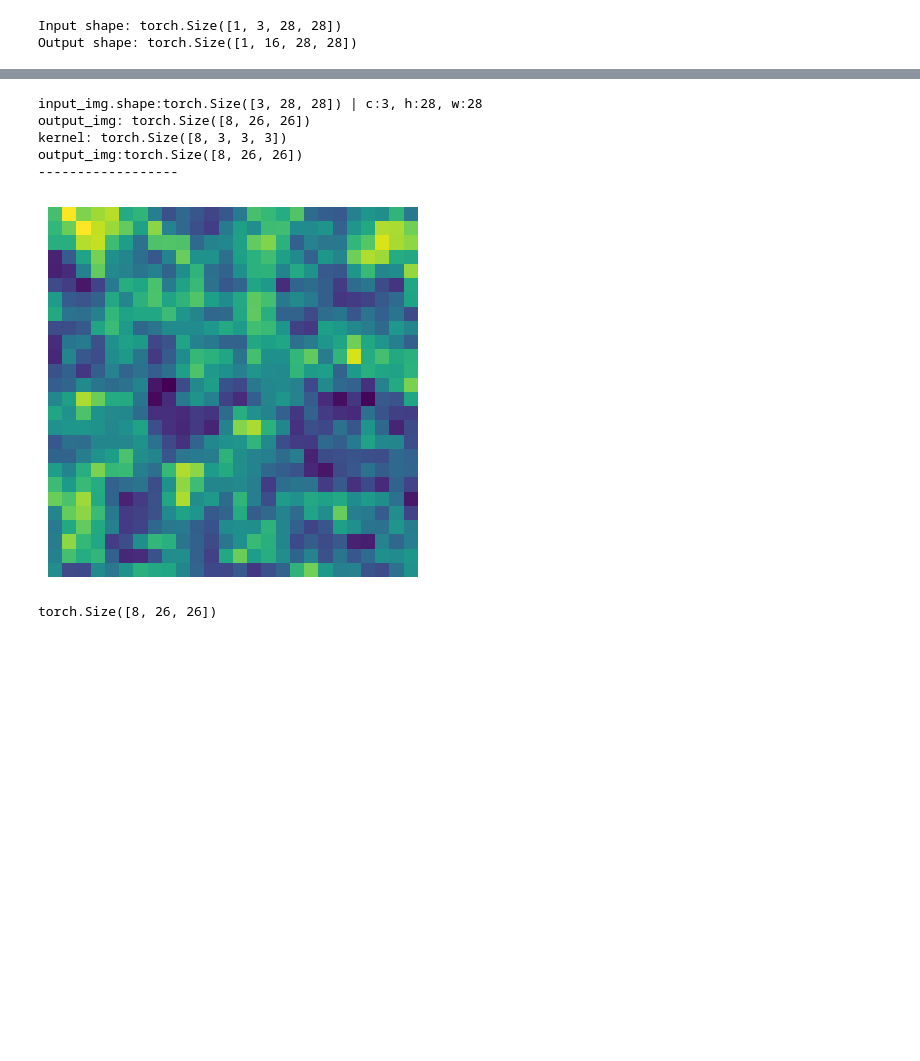
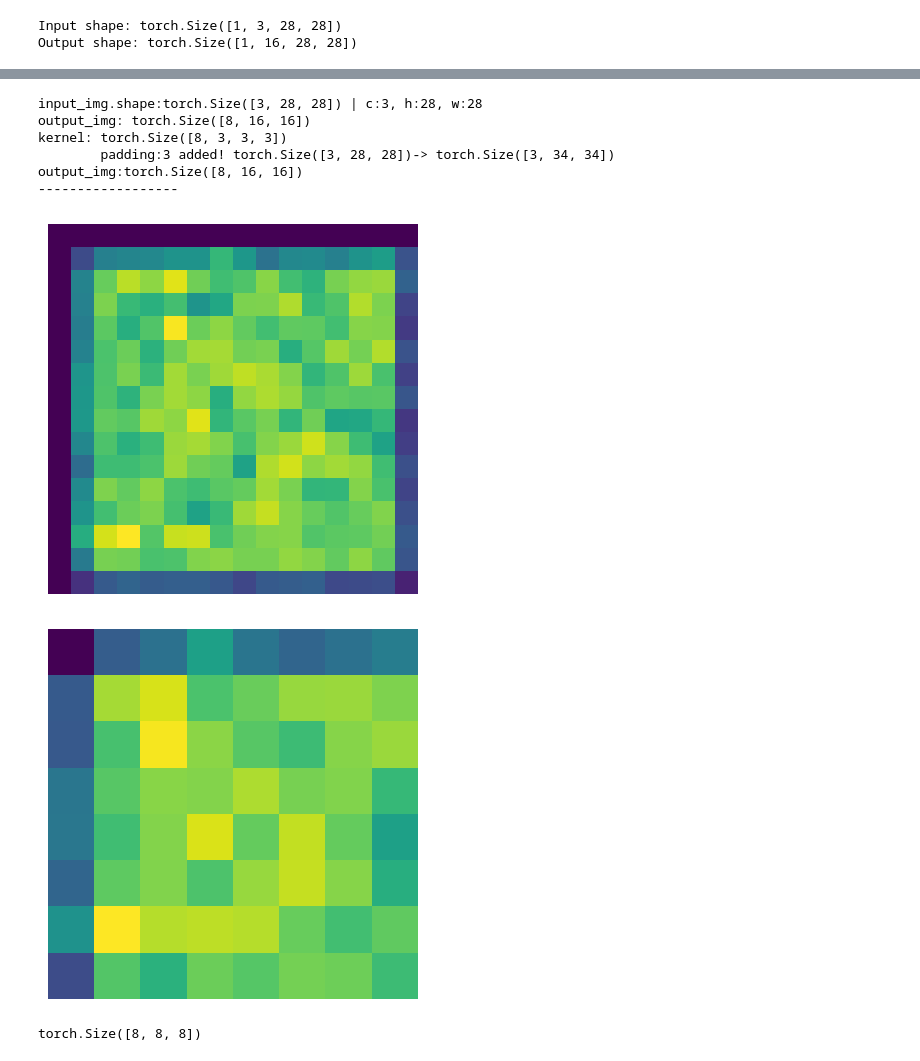
Before and after one commit to mzohaibnasir/fromScratch, a Jupyter notebook: 04_CNNfromScratch/main.ipynb, the cells around one changed output, grey strips where cells are left out. Saved outputs shown, nothing was run; the diff lists cells and outputs as text; code cells hidden in the pictures; blank space fills up the shorter version.

```diff
--- a/04_CNNfromScratch/main.ipynb
+++ b/04_CNNfromScratch/main.ipynb
@@ -930,24 +939,24 @@ def convolve(input_img, kernel_size=3, padding = 0, stride=1, in_channels = 3, o
 
     print(f"output_img:{output_img.shape}")
 
+    for out_channel in range(output_img.shape[0]):
+        for row in range(0, output_img.shape[1]):
+            for col in range(0, output_img.shape[2]):
+########################################################################3
+                # print(f"out_channel:{out_channel}, row:{row}, col:{col}")
+                start_row = row * stride
+                start_col = col * stride
 
-    for out_channel in range(0, output_img.shape[0]): #channel
-        for row in range(0, output_img.shape[1], stride): #rows
-            for col in range(0, output_img.shape[2], stride): # cols
-                # Sum the convolution of each channel with the corresponding sub-kernel
-                # elementwise multiplication of  3*3*3 kernel with sliced 3*3*3 of input_img
+                # print(f"out_channel:{out_channel}, row:{row}, col:{col}, row+stride:{start_row}, col+stride:{start_row}")
 
                 for in_channel in range(in_channels):
-                    # self.input_img
                     output_img[out_channel, row, col] += scalar_product(
-                        input_img[in_channel, row :row+kernel_size, col:col+kernel_size],
+                        input_img[in_channel, start_row:start_row+kernel_size, start_col:start_col+kernel_size],
                         kernels[out_channel, in_channel, :, :]
-                        )
-                    # print(f"output_img[{out_channel}, {row}, {col}]:{output_img[out_channel, row, col]} | in_channel: {in_channel} ; out_channel: {out_channel}")
-
+                    )               # print(f"output_img[{out_channel}, {row}, {col}]:{output_img[out_channel, row, col]} | in_channel: {in_channel} ; out_channel: {out_channel}")
+ ################################################################################33
                     # print(f"kernel{channel}:{kernels[channel].shape}")
                     # print(col)
-
         # plt.imshow(output_img)
         # plt.axis(False)
         # plt.show()
@@ -958,41 +967,51 @@ def convolve(input_img, kernel_size=3, padding = 0, stride=1, in_channels = 3, o
 
 
 kernel_size = 3
-padding = 0
-stride = 1
+padding = 3
+stride = 2
 input_img = torch.rand(3, 28, 28)
 # print(input_img.shape)
 
 in_channels = 3
 out_channels= 8
 
 output_image = convolve(input_img, kernel_size, padding, stride, in_channels, out_channels)
 
 # plt.imshow()
 # plt.show()
 # output_image.shape
 
 print("------------------")
 # print(output_image.shape)
 # output_image = output_image.permute(1,2,0)[:,:,0]
 # print(output_image.shape)
 # # output_image[:2]
 # output_image = output_image[:,:,0]
 # print(output_image.shape)
 
 
 plt.imshow(output_image.permute(1,2,0)[:,:,0])
 plt.axis(False)
 plt.show()
 output_image.shape
+
+output_image = max_pooling(output_image, pool_size=2, stride=2)
+
+
+plt.imshow(output_image.permute(1,2,0)[:,:,0])
+plt.axis(False)
+plt.show()
+output_image.shape
 # %% [output]
 input_img.shape:torch.Size([3, 28, 28]) | c:3, h:28, w:28
-output_img: torch.Size([8, 26, 26])
+output_img: torch.Size([8, 16, 16])
 kernel: torch.Size([8, 3, 3, 3])
-output_img:torch.Size([8, 26, 26])
+        padding:3 added! torch.Size([3, 28, 28])-> torch.Size([3, 34, 34])
+output_img:torch.Size([8, 16, 16])
 ------------------
-[figure, old version]
+[figure, new version]
+[figure, added]
-torch.Size([8, 26, 26])
+torch.Size([8, 8, 8])
 # %%
 
 # output_image = convolve(output_image, kernel_size, padding, stride)
```
Also changed, not shown: parts of 13 cells of this notebook.
